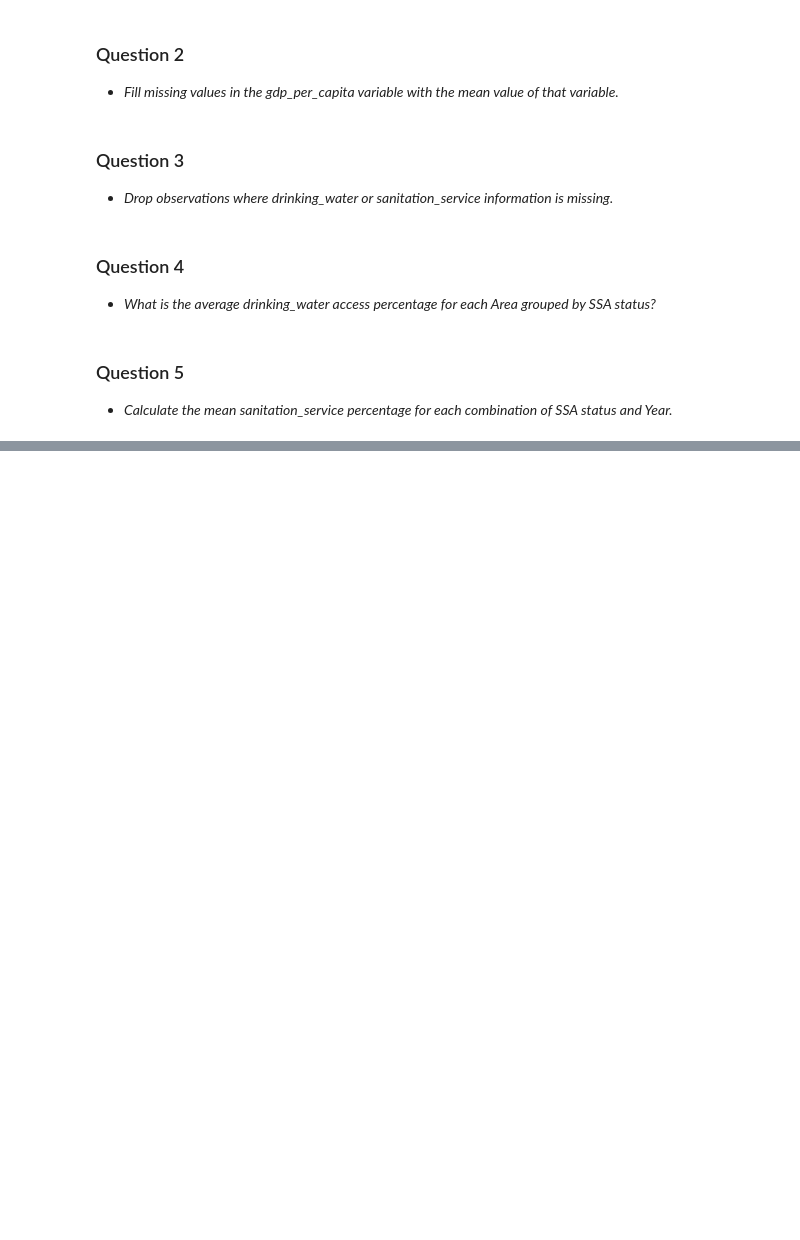
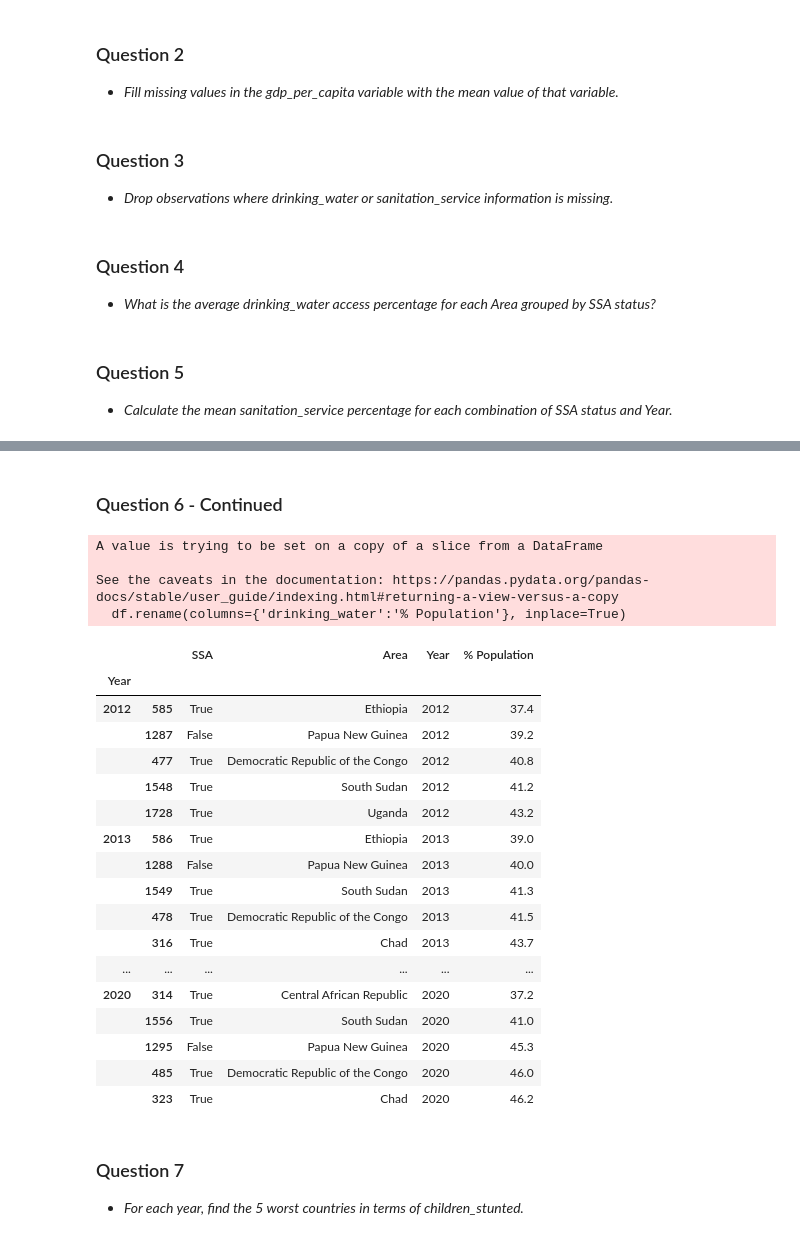
Before and after one commit to brianstoner/Data-Prep-and-Mgmt, a Jupyter notebook: danl_m1_hw5_stoner_brian.ipynb, the cells around one changed output, grey strips where cells are left out. Cells and saved outputs as stored; diff of their text form; code cells hidden in the pictures; blank space fills up the shorter version.

```diff
--- a/danl_m1_hw5_stoner_brian.ipynb
+++ b/danl_m1_hw5_stoner_brian.ipynb
@@ -84,0 +96,37 @@ groups.mean().round(2)
+# %% [markdown]
+### Question 6 - Continued
+# %%
+# Select the variables for the output
+df = fao[['SSA', 'Area', 'Year', 'drinking_water']]
+df.rename(columns={'drinking_water':'% Population'}, inplace=True)
+# Set the initial grouping by year
+group_by_year = df.groupby('Year')
+# Apply a custom function to the group, sort values, remove NaN values from the result, and finally return the lowest 5 values in each (year) group
+sort_in_group = group_by_year.apply(lambda x: x.sort_values(by='% Population', ascending=True).dropna().head(5))
+sort_in_group
+# %% [output]
+A value is trying to be set on a copy of a slice from a DataFrame
+
+See the caveats in the documentation: https://pandas.pydata.org/pandas-docs/stable/user_guide/indexing.html#returning-a-view-versus-a-copy
+  df.rename(columns={'drinking_water':'% Population'}, inplace=True)
+|  |  | SSA | Area | Year | % Population |
+| Year |  |  |  |  |  |
+| 2012 | 585 | True | Ethiopia | 2012 | 37.4 |
+|  | 1287 | False | Papua New Guinea | 2012 | 39.2 |
+|  | 477 | True | Democratic Republic of the Congo | 2012 | 40.8 |
+|  | 1548 | True | South Sudan | 2012 | 41.2 |
+|  | 1728 | True | Uganda | 2012 | 43.2 |
+| 2013 | 586 | True | Ethiopia | 2013 | 39.0 |
+|  | 1288 | False | Papua New Guinea | 2013 | 40.0 |
+|  | 1549 | True | South Sudan | 2013 | 41.3 |
+|  | 478 | True | Democratic Republic of the Congo | 2013 | 41.5 |
+|  | 316 | True | Chad | 2013 | 43.7 |
+| ... | ... | ... | ... | ... | ... |
+| 2020 | 314 | True | Central African Republic | 2020 | 37.2 |
+|  | 1556 | True | South Sudan | 2020 | 41.0 |
+|  | 1295 | False | Papua New Guinea | 2020 | 45.3 |
+|  | 485 | True | Democratic Republic of the Congo | 2020 | 46.0 |
+|  | 323 | True | Chad | 2020 | 46.2 |
+# %% [markdown]
+### Question 7
+- *For each year, find the 5 worst countries in terms of children_stunted.*
```
Also changed, not shown: parts of 3 cells of this notebook.
